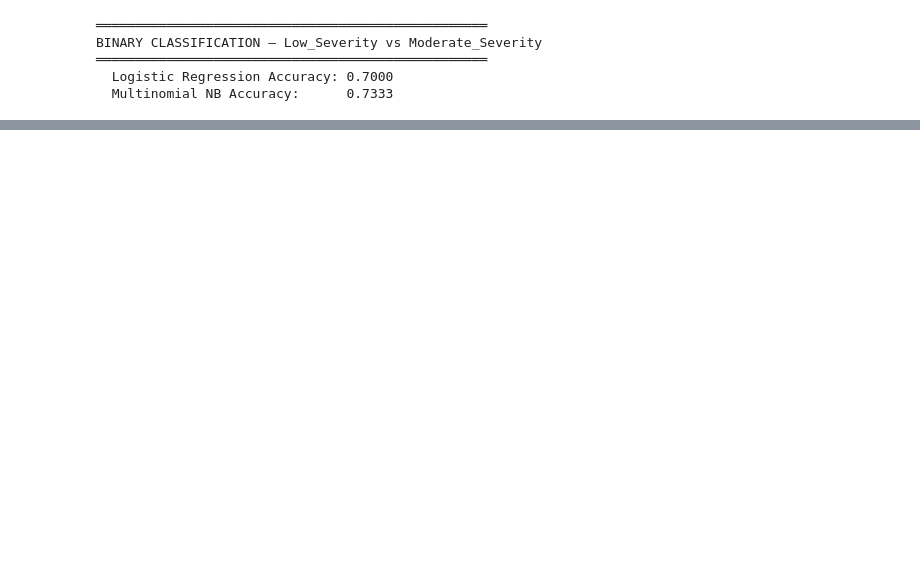
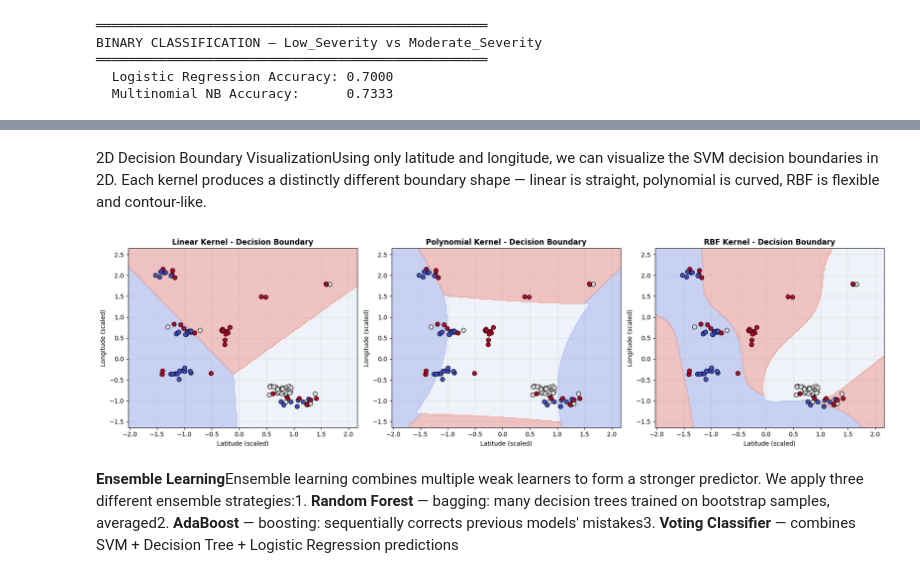
Before and after one commit to Vinay-15/NASA_ESONET_Climate_Analysis, a Jupyter notebook: NASA_climate_analysis.ipynb, the cells around one changed output, grey strips where cells are left out. Saved outputs shown, nothing was run; the diff lists cells and outputs as text; code cells hidden in the pictures; blank space fills up the shorter version.

```diff
--- a/NASA_climate_analysis.ipynb
+++ b/NASA_climate_analysis.ipynb
@@ -1291,0 +1518,43 @@ print(f"\n★ Best Model: {best['Model']}  —  Accuracy: {best['Accuracy']:.4f}
+# %% [markdown]
+2D Decision Boundary VisualizationUsing only latitude and longitude, we can visualize the SVM decision boundaries in 2D. Each kernel produces a distinctly different boundary shape — linear is straight, polynomial is curved, RBF is flexible and contour-like.
+# %%
+# 2D visualization using latitude + longitude only
+X2_train = X_train[["latitude", "longitude"]].values
+X2_test  = X_test[["latitude", "longitude"]].values
+
+s2 = StandardScaler().fit(X2_train)
+X2_train_s = s2.transform(X2_train)
+X2_test_s  = s2.transform(X2_test)
+
+models_2d = {
+    "Linear":     SVC(kernel="linear", C=1, random_state=42),
+    "Polynomial": SVC(kernel="poly", degree=2, C=1, gamma="scale", random_state=42),
+    "RBF":        SVC(kernel="rbf", C=10, gamma="scale", random_state=42),
+}
+
+fig, axes = plt.subplots(1, 3, figsize=(18, 5))
+for ax, (name, model) in zip(axes, models_2d.items()):
+    model.fit(X2_train_s, y_train)
+
+    x_min, x_max = X2_train_s[:, 0].min() - 0.5, X2_train_s[:, 0].max() + 0.5
+    y_min, y_max = X2_train_s[:, 1].min() - 0.5, X2_train_s[:, 1].max() + 0.5
+    xx, yy = np.meshgrid(np.linspace(x_min, x_max, 200),
+                         np.linspace(y_min, y_max, 200))
+    Z = model.predict(np.c_[xx.ravel(), yy.ravel()]).reshape(xx.shape)
+
+    ax.contourf(xx, yy, Z, alpha=0.3, cmap="coolwarm")
+    ax.scatter(X2_train_s[:, 0], X2_train_s[:, 1],
+               c=y_train, cmap="coolwarm",
+               edgecolor="black", s=50, linewidth=0.8)
+    ax.set_title(f"{name} Kernel - Decision Boundary", fontsize=12, fontweight="bold")
+    ax.set_xlabel("Latitude (scaled)")
+    ax.set_ylabel("Longitude (scaled)")
+    ax.grid(alpha=0.3)
+
+plt.tight_layout()
+plt.savefig("images/svm_boundaries_2d.png", dpi=120, bbox_inches="tight")
+plt.show()
+# %% [output]
+[figure, added]
+# %% [markdown]
+**Ensemble Learning**Ensemble learning combines multiple weak learners to form a stronger predictor. We apply three different ensemble strategies:1. **Random Forest** — bagging: many decision trees trained on bootstrap samples, averaged2. **AdaBoost** — boosting: sequentially corrects previous models' mistakes3. **Voting Classifier** — combines SVM + Decision Tree + Logistic Regression predictions
```
Also changed, not shown: parts of 73 cells of this notebook, 14 other files.
